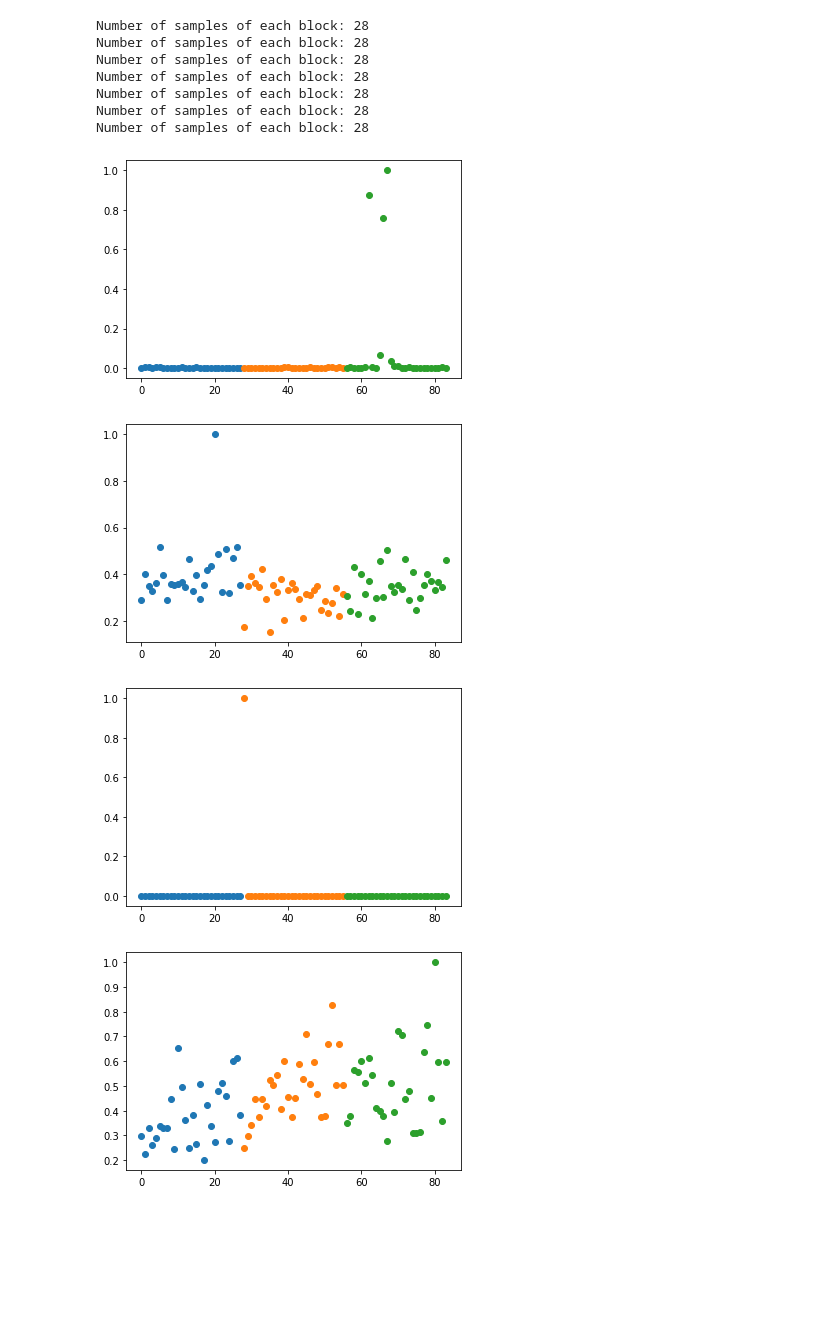
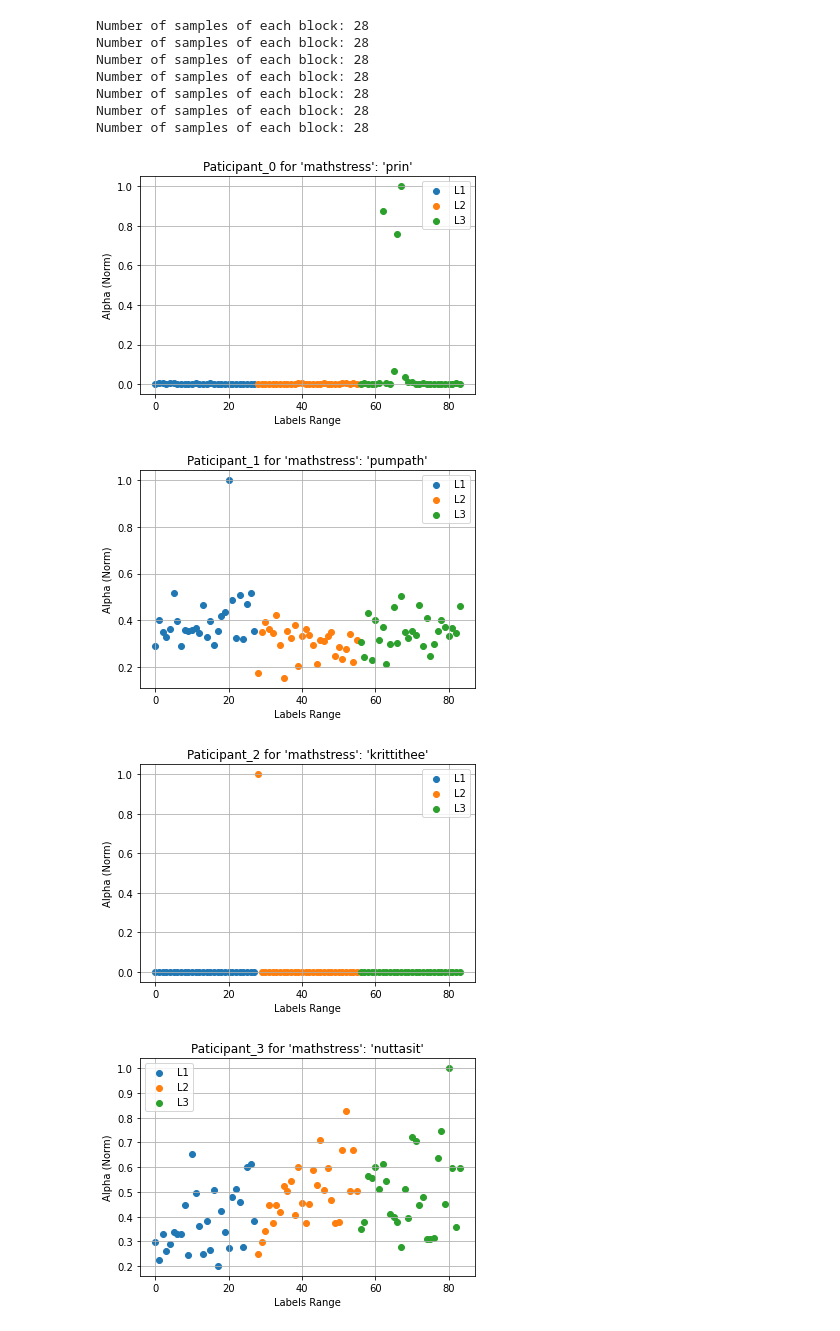
Before and after one commit to akraradets/2021JanHCI, a Jupyter notebook: 1.5-Convert/3-analyze_wt_math_all_parti.ipynb, the cells around one changed output. Cells and saved outputs as stored; diff of their text form; code cells hidden in the pictures; blank space fills up the shorter version.

```diff
--- a/1.5-Convert/3-analyze_wt_math_all_parti.ipynb
+++ b/1.5-Convert/3-analyze_wt_math_all_parti.ipynb
@@ -111,10 +92,10 @@ with tqdm(raws) as pbar:
     for index,raw in enumerate(pbar):
         pbar.set_description(f"{index} {names[index]}")
         print(f"Participant:'{names[index]}'")
-        events = mne.find_events(raw, stim_channel='Marker', initial_event=True, verbose=False, uint_cast=False)
+        events = mne.find_events(raw, stim_channel='Marker', initial_event=True, verbose=False, uint_cast=False, min_duration=1/250)
         # marker_names[0] is 0, so skip
         for marker_name in marker_names[1:]:
-            task, level, m = marker_name.split(',')
+            subtask, level, m = marker_name.split(',')
             # if(marker_name not in marker_names): continue
             number = sum(events[::,2] == marker_names.index(marker_name))
             if(m == 'start'): print(f"\tNumber of '{level}' questions: {number}")
@@ -261,15 +242,21 @@ with tqdm(raws) as pbar:
 # features = np.array(features)
 # features.shape
 # %%
-for features in features_list:
+for index, features in enumerate(features_list):
+    fig,ax = plt.subplots(1,1)
     f_norm = normalize(np.array(features).reshape(-1,1), axis=0, norm='max')
     # f_norm = np.array(features).reshape(-1,1)
-    plt.scatter(range(num_chunck*0,num_chunck*1),f_norm[num_chunck*0:num_chunck*1])
-    plt.scatter(range(num_chunck*1,num_chunck*2),f_norm[num_chunck*1:num_chunck*2])
-    plt.scatter(range(num_chunck*2,num_chunck*3),f_norm[num_chunck*2:num_chunck*3])
+    ax.scatter(range(num_chunck*0,num_chunck*1),f_norm[num_chunck*0:num_chunck*1], label="L1")
+    ax.scatter(range(num_chunck*1,num_chunck*2),f_norm[num_chunck*1:num_chunck*2], label="L2")
+    ax.scatter(range(num_chunck*2,num_chunck*3),f_norm[num_chunck*2:num_chunck*3], label="L3")
+    ax.set_title(f"Paticipant_{index} for '{task}': '{names[index]}'")
+    ax.set_xlabel("Labels Range")
+    ax.set_ylabel("Alpha (Norm)")
+    ax.legend()
+    ax.grid()
     plt.show()
 # %% [output]
-[figure, old version]
+[figure, new version]
-[figure, old version]
+[figure, new version]
-[figure, old version]
+[figure, new version]
-[figure, old version]
+[figure, new version]
```
Also changed, not shown: parts of 2 cells of this notebook, 2 other files.
